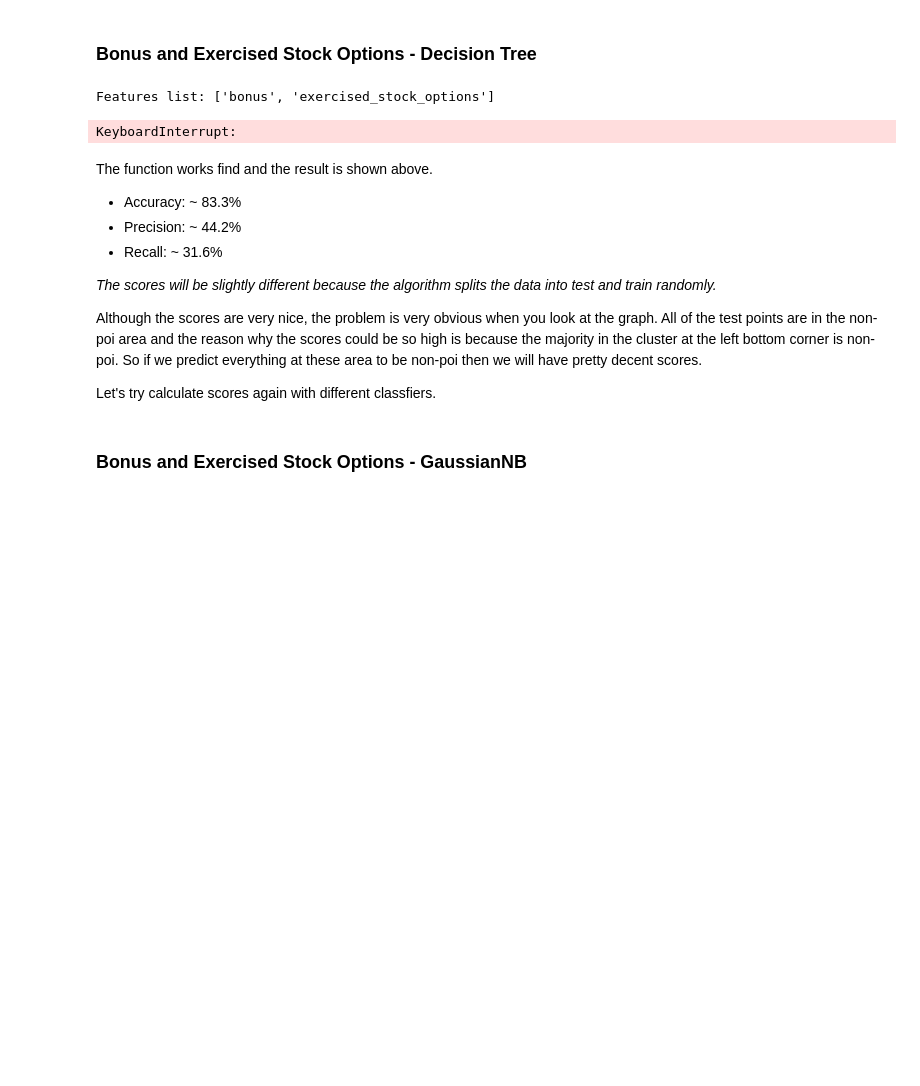
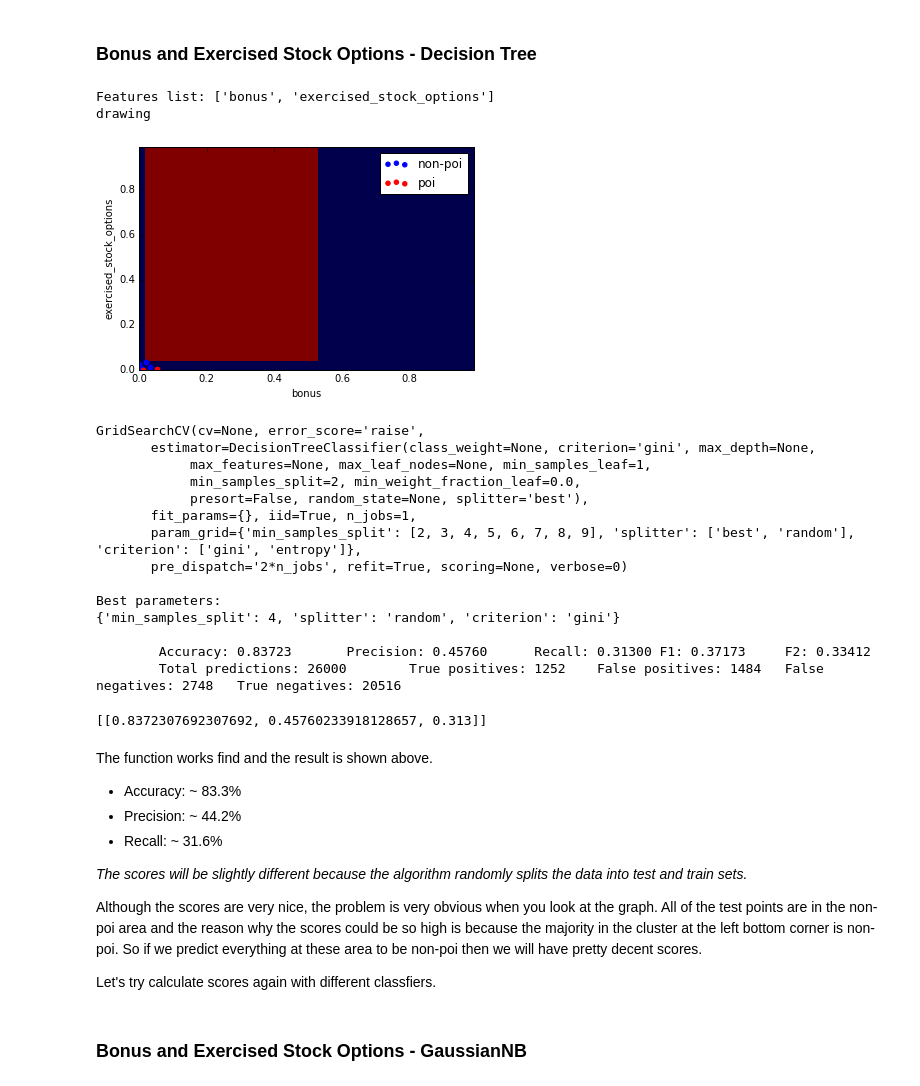
Before and after one commit to wonjunee/machine-learning, a Jupyter notebook: ud120-projects/final_project/final_project.ipynb, the cells around one changed output. Drawn from its saved outputs; the diff is of its cells as text; code cells hidden in the pictures; blank space fills up the shorter version.

```diff
--- a/ud120-projects/final_project/final_project.ipynb
+++ b/ud120-projects/final_project/final_project.ipynb
@@ -672,20 +672,37 @@ I will try to use this function with 'bonus' and 'exercised_stock_options' and s
 # %% [markdown]
 ### Bonus and Exercised Stock Options - Decision Tree
 # %%
+results = {}
 %matplotlib inline
 features = ['poi', 'bonus', 'exercised_stock_options']
 classifiers = ['DecisionTree']
-classify_advanced(features, classifiers, print_result=True, draw_graph=True)
+results["DecisionTree"] = classify_advanced(features, classifiers, print_result=True, draw_graph=True)
 # %% [output]
 Features list: ['bonus', 'exercised_stock_options']
+drawing
+[figure, added]
-KeyboardInterrupt:
+GridSearchCV(cv=None, error_score='raise',
+       estimator=DecisionTreeClassifier(class_weight=None, criterion='gini', max_depth=None,
+            max_features=None, max_leaf_nodes=None, min_samples_leaf=1,
+            min_samples_split=2, min_weight_fraction_leaf=0.0,
+            presort=False, random_state=None, splitter='best'),
+       fit_params={}, iid=True, n_jobs=1,
+       param_grid={'min_samples_split': [2, 3, 4, 5, 6, 7, 8, 9], 'splitter': ['best', 'random'], 'criterion': ['gini', 'entropy']},
+       pre_dispatch='2*n_jobs', refit=True, scoring=None, verbose=0)
+
+Best parameters:
+{'min_samples_split': 4, 'splitter': 'random', 'criterion': 'gini'}
+
+        Accuracy: 0.83723       Precision: 0.45760      Recall: 0.31300 F1: 0.37173     F2: 0.33412
+        Total predictions: 26000        True positives: 1252    False positives: 1484   False negatives: 2748   True negatives: 20516
+[[0.8372307692307692, 0.45760233918128657, 0.313]]
 # %% [markdown]
 The function works find and the result is shown above.
 - Accuracy: ~ 83.3%
 - Precision: ~ 44.2%
 - Recall: ~ 31.6%
 
-*The scores will be slightly different because the algorithm splits the data into test and train randomly.*
+*The scores will be slightly different because the algorithm randomly splits the data into test and train sets.*
 
 Although the scores are very nice, the problem is very obvious when you look at the graph.
 All of the test points are in the non-poi area and the reason why the scores could be so high is because the majority in the cluster at the left bottom corner is non-poi. So if we predict everything at these area to be non-poi then we will have pretty decent scores.
```
Also changed, not shown: parts of 12 cells of this notebook.
